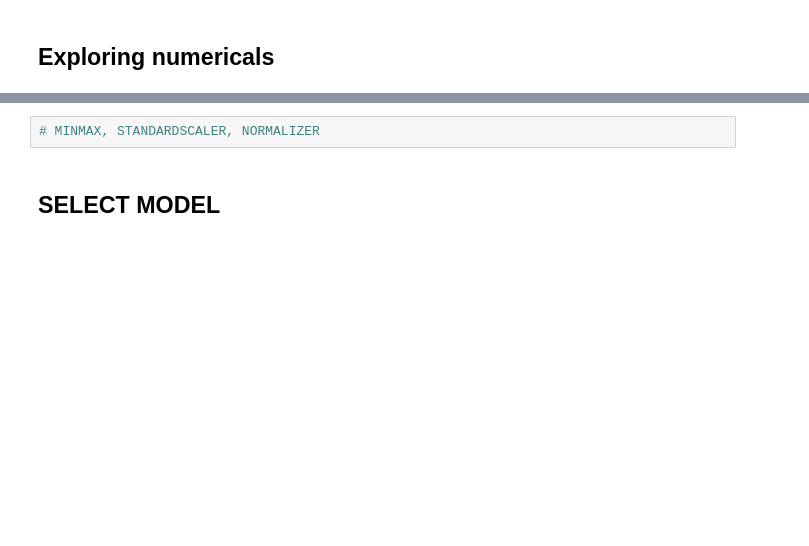
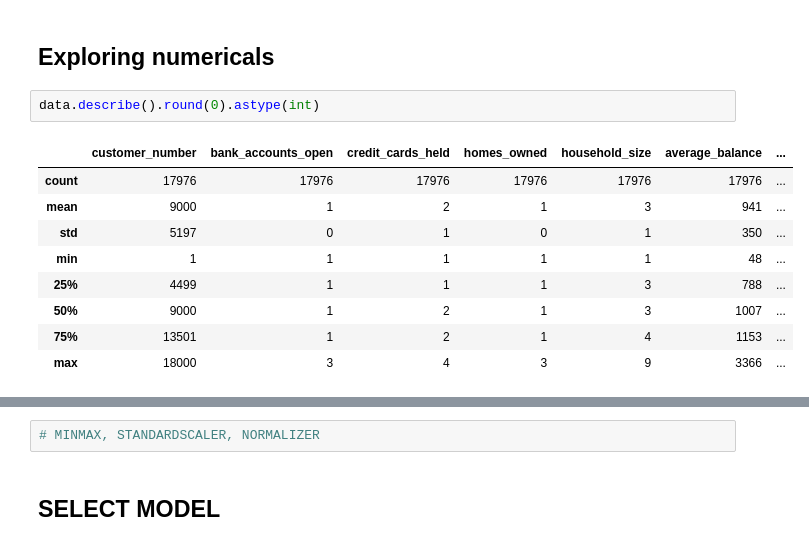
Before and after one commit to silviagonzalez98/Mid-Bootcamp-Project-Classification, a Jupyter notebook: Python-midpoint-project.ipynb, the cells around one changed output, grey strips where cells are left out. Saved outputs shown, nothing was run; the diff lists cells and outputs as text; blank space fills up the shorter version.

```diff
--- a/Python-midpoint-project.ipynb
+++ b/Python-midpoint-project.ipynb
@@ -75,2 +155,14 @@ data_cat.head()
 # %% [markdown]
 ## Exploring numericals
+# %%
+data.describe().round(0).astype(int)
+# %% [output]
+|  | customer_number | bank_accounts_open | credit_cards_held | homes_owned | household_size | average_balance | ... |
+| count | 17976 | 17976 | 17976 | 17976 | 17976 | 17976 | ... |
+| mean | 9000 | 1 | 2 | 1 | 3 | 941 | ... |
+| std | 5197 | 0 | 1 | 0 | 1 | 350 | ... |
+| min | 1 | 1 | 1 | 1 | 1 | 48 | ... |
+| 25% | 4499 | 1 | 1 | 1 | 3 | 788 | ... |
+| 50% | 9000 | 1 | 2 | 1 | 3 | 1007 | ... |
+| 75% | 13501 | 1 | 2 | 1 | 4 | 1153 | ... |
+| max | 18000 | 3 | 4 | 3 | 9 | 3366 | ... |
```
Also changed, not shown: parts of 31 cells of this notebook.
